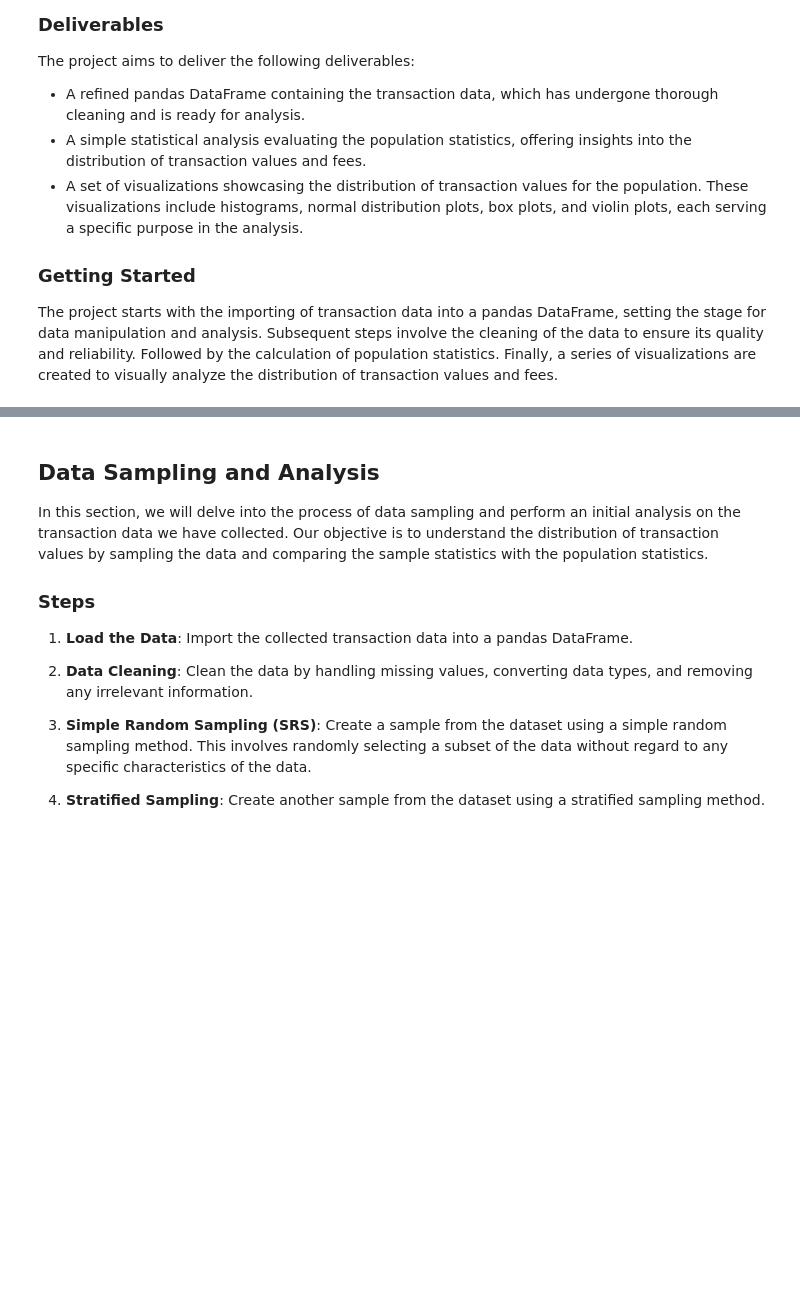
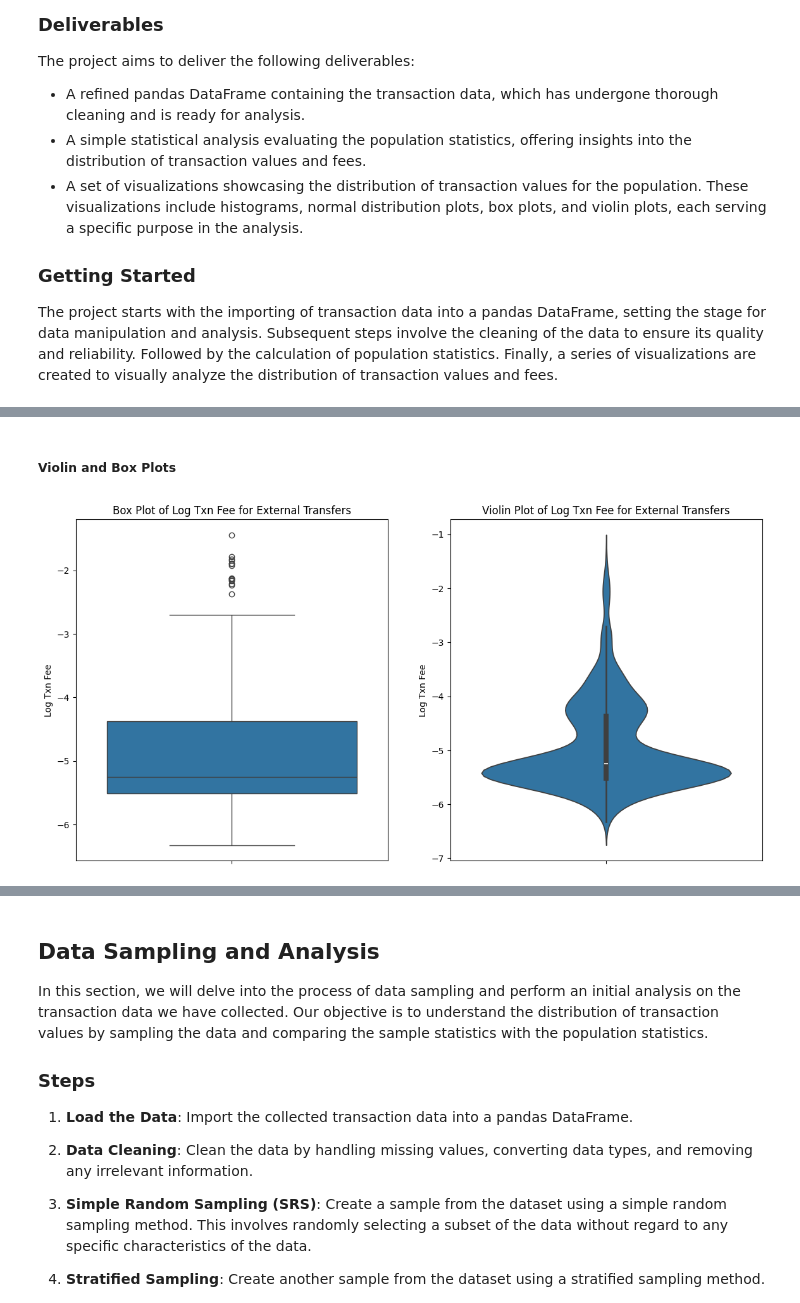
Before and after one commit to F102M8/data_science-CA0-1, a Jupyter notebook: CA0.ipynb, the cells around one changed output, grey strips where cells are left out. Cells and saved outputs as stored; diff of their text form; code cells hidden in the pictures; blank space fills up the shorter version.

```diff
--- a/CA0.ipynb
+++ b/CA0.ipynb
@@ -211,3 +271,18 @@ plt.show()
+# %% [markdown]
+##### Violin and Box Plots
+# %%
+plt.figure(figsize=(14, 7))
+plt.subplot(1, 2, 1)
+sns.boxplot(data=internal_tx_df, y='Log Txn Fee')
+plt.title('Box Plot of Log Txn Fee for External Transfers')
+
+plt.subplot(1, 2, 2)
+sns.violinplot(data=internal_tx_df, y='Log Txn Fee')
+plt.title('Violin Plot of Log Txn Fee for External Transfers')
+
+plt.show()
+# %% [output]
+[figure, added]
 # %%
 plt.figure(figsize=(14, 7))
 plt.subplot(1, 2, 1)
```
Also changed, not shown: parts of 31 cells of this notebook.
